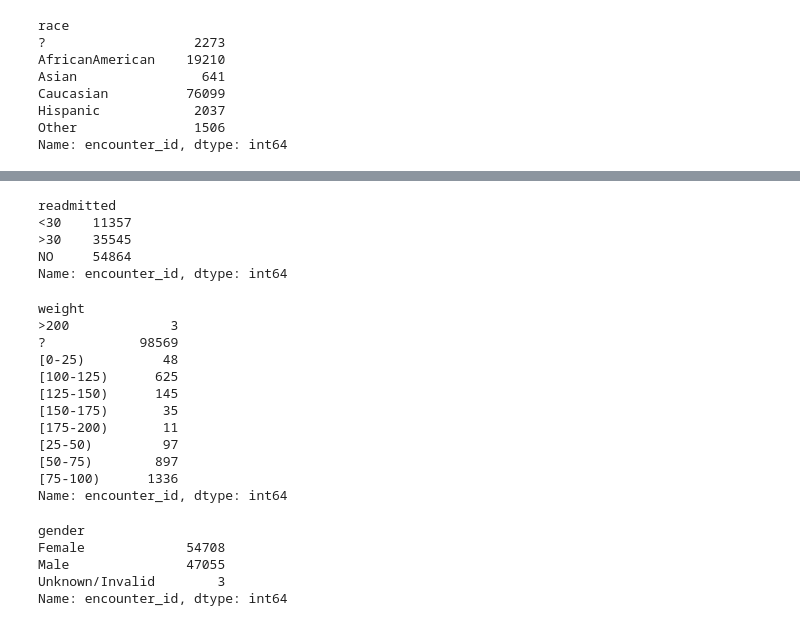
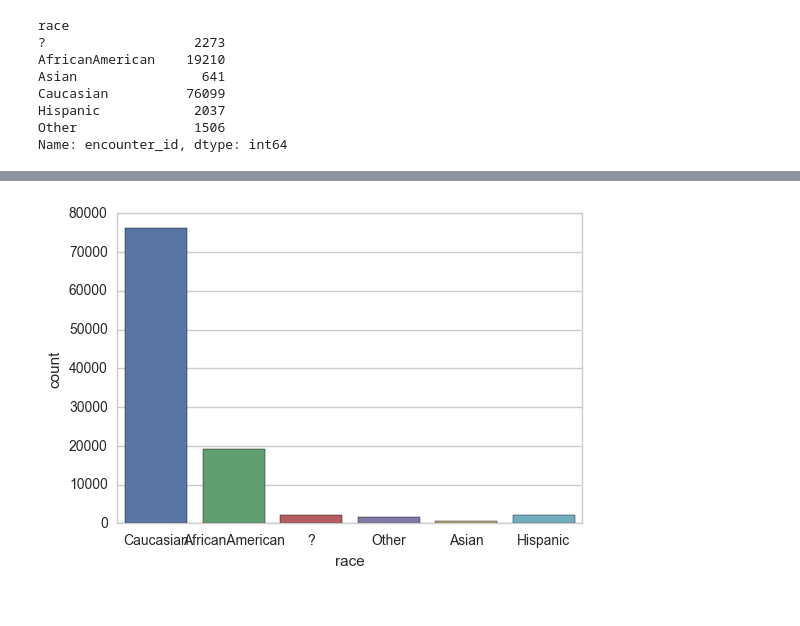
Before and after one commit to rikithamanjunath/diabetes-readmission, a Jupyter notebook: eda.ipynb, the cells around one changed output, grey strips where cells are left out. Saved outputs shown, nothing was run; the diff lists cells and outputs as text; code cells hidden in the pictures.

Commit message:
Create demographic plots

```diff
--- a/eda.ipynb
+++ b/eda.ipynb
@@ -4,5 +4,5 @@ import numpy as np
 import matplotlib.pyplot as plt
 import seaborn as sns
 # %%
-data = pd.read_csv("data/diabetic_data.csv")
+df = pd.read_csv("data/diabetic_data.csv")
 # %%
@@ -56,34 +40,6 @@ Name: encounter_id, dtype: int64
-# %%
-readmitted = data.groupby('readmitted')['encounter_id'].nunique()
-print (readmitted)
-# %% [output]
-readmitted
-<30    11357
->30    35545
-NO     54864
-Name: encounter_id, dtype: int64
-# %%
-weight = data.groupby('weight')['encounter_id'].nunique()
-print (weight)
-# %% [output]
-weight
->200             3
-?            98569
-[0-25)          48
-[100-125)      625
-[125-150)      145
-[150-175)       35
-[175-200)       11
-[25-50)         97
-[50-75)        897
-[75-100)      1336
-Name: encounter_id, dtype: int64
-# %%
-gender = data.groupby('gender')['encounter_id'].nunique()
-print (gender)
-# %% [output]
-gender
-Female             54708
-Male               47055
-Unknown/Invalid        3
-Name: encounter_id, dtype: int64
+# %%
+sns.set(style="whitegrid")
+ax = sns.countplot(x="race", data=df)
+plt.show()
+# %% [output]
+[figure, added]
```
Also changed, not shown: parts of 5 cells of this notebook.
